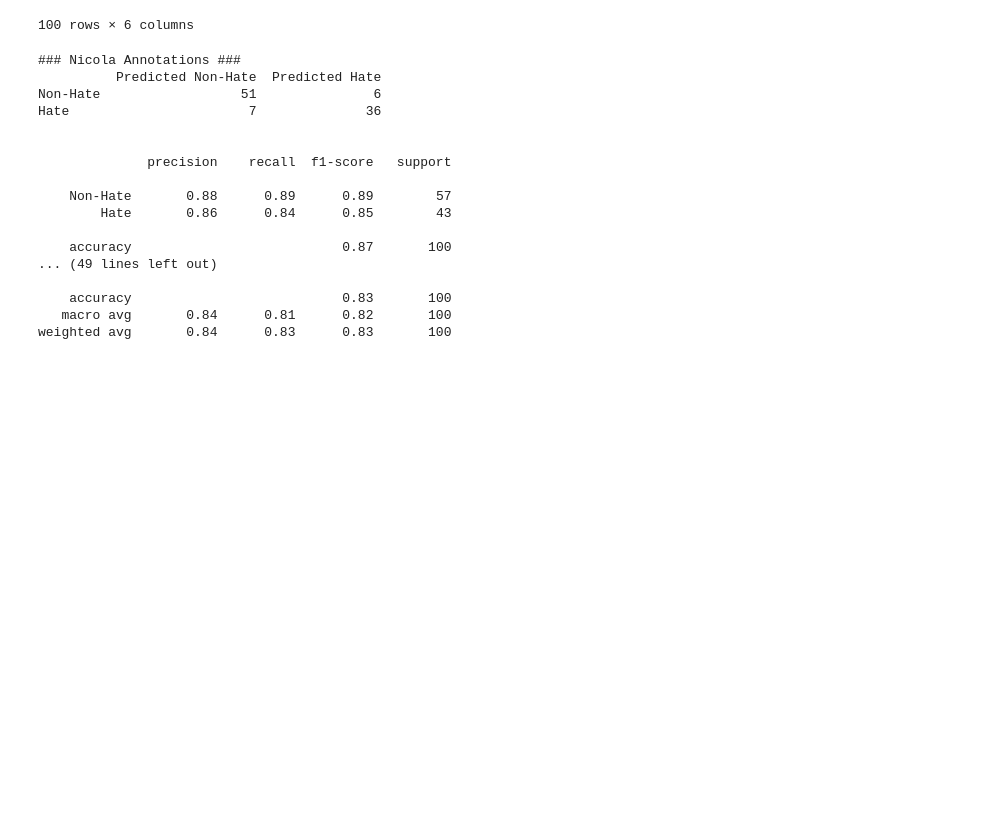
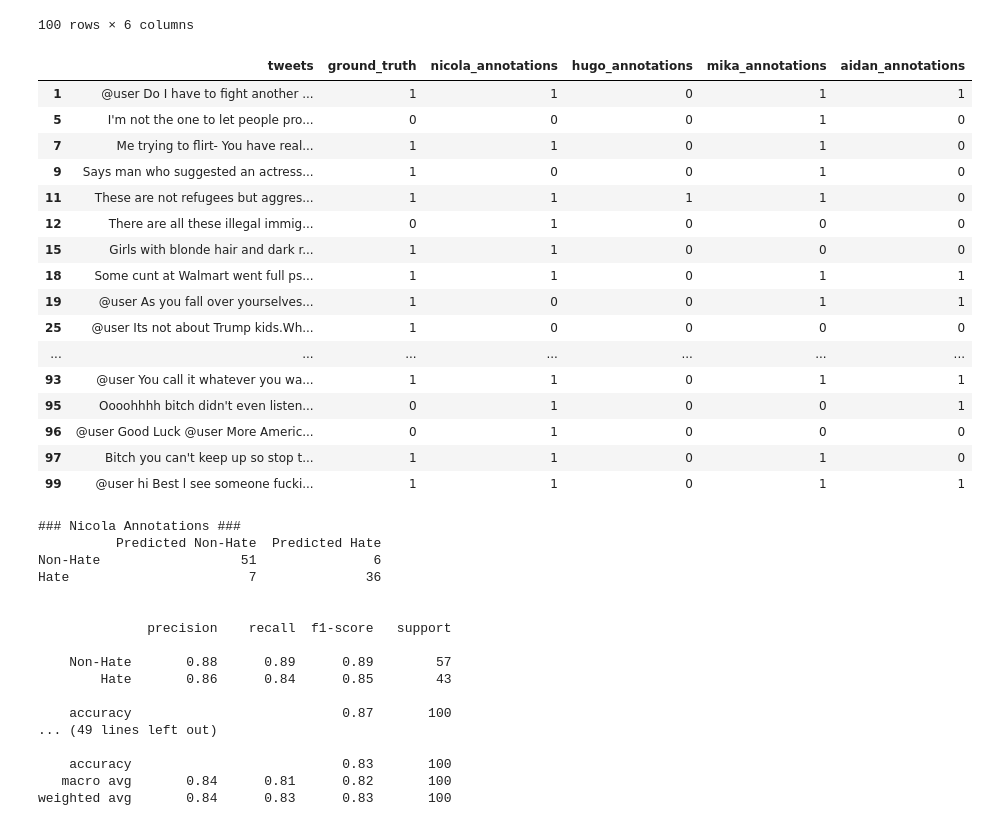
Before and after one commit to jonas-mika/twitter-hatespeech-detection, a Jupyter notebook: notebooks/project4.ipynb, the cells around one changed output. Cells and saved outputs as stored; diff of their text form; code cells hidden in the pictures; blank space fills up the shorter version.

```diff
--- a/notebooks/project4.ipynb
+++ b/notebooks/project4.ipynb
@@ -657,6 +657,34 @@ annotation_evaluation
 | 98 | @user @user @user @user @user @us... | 0 | 0 | 0 | 0 | 0 |
 | 99 | @user hi Best l see someone fucki... | 1 | 1 | 0 | 1 | 1 |
 100 rows × 6 columns
+# %%
+##compare what tweets were unanimously and un-unanimously annotated
+rel_columns=list(annotation_evaluation.columns)
+rel_columns.remove('tweets')
+rel_columns=annotation_evaluation[rel_columns]
+all_true=rel_columns.all(axis=1)
+all_false=-rel_columns.any(axis=1)
+un_unanimous=annotation_evaluation[-all_true & -all_false]
+unanimous=annotation_evaluation[all_true | all_false]
+un_unanimous
+# %% [output]
+|  | tweets | ground_truth | nicola_annotations | hugo_annotations | mika_annotations | aidan_annotations |
+| 1 | @user Do I have to fight another ... | 1 | 1 | 0 | 1 | 1 |
+| 5 | I'm not the one to let people pro... | 0 | 0 | 0 | 1 | 0 |
+| 7 | Me trying to flirt- You have real... | 1 | 1 | 0 | 1 | 0 |
+| 9 | Says man who suggested an actress... | 1 | 0 | 0 | 1 | 0 |
+| 11 | These are not refugees but aggres... | 1 | 1 | 1 | 1 | 0 |
+| 12 | There are all these illegal immig... | 0 | 1 | 0 | 0 | 0 |
+| 15 | Girls with blonde hair and dark r... | 1 | 1 | 0 | 0 | 0 |
+| 18 | Some cunt at Walmart went full ps... | 1 | 1 | 0 | 1 | 1 |
+| 19 | @user As you fall over yourselves... | 1 | 0 | 0 | 1 | 1 |
+| 25 | @user Its not about Trump kids.Wh... | 1 | 0 | 0 | 0 | 0 |
+| ... | ... | ... | ... | ... | ... | ... |
+| 93 | @user You call it whatever you wa... | 1 | 1 | 0 | 1 | 1 |
+| 95 | Oooohhhh bitch didn't even listen... | 0 | 1 | 0 | 0 | 1 |
+| 96 | @user Good Luck @user More Americ... | 0 | 1 | 0 | 0 | 0 |
+| 97 | Bitch you can't keep up so stop t... | 1 | 1 | 0 | 1 | 0 |
+| 99 | @user hi Best l see someone fucki... | 1 | 1 | 0 | 1 | 1 |
 # %%
 from sklearn.metrics import confusion_matrix
 from sklearn.metrics import classification_report
```
